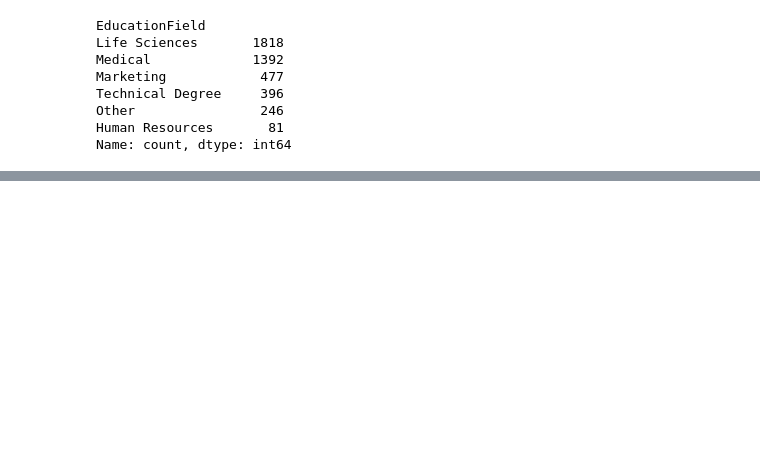
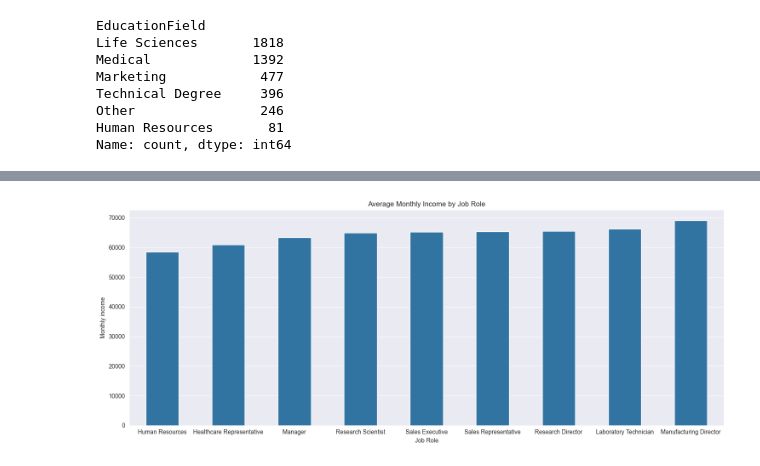
Before and after one commit to Buluma-Ke/HR-Employee-Analysis, a Jupyter notebook: employees.ipynb, the cells around one changed output, grey strips where cells are left out. Drawn from its saved outputs; the diff is of its cells as text; code cells hidden in the pictures; blank space fills up the shorter version.

```diff
--- a/employees.ipynb
+++ b/employees.ipynb
@@ -800,0 +743,20 @@ df1[["YearsAtCompany", "MonthlyIncome"]].corr()
+# %%
+# average monthly income by job role
+Avg_JR_sal=pd.read_sql("SELECT JobRole, AVG(MonthlyIncome) avg_monthly_income "
+            "FROM employeedata "
+            "GROUP BY JobRole "
+            "ORDER BY avg_monthly_income;", con=engine)
+
+
+#plot
+#sb.set_style("darkgrid")
+plt.figure(figsize=(15, 6))
+sb.barplot(Avg_JL_sal, x="JobRole", y="avg_monthly_income", width=0.5)
+plt.title("Average Monthly Income by Job Role")
+plt.xlabel("Job Role")
+plt.ylabel("Monthly income")
+
+plt.tight_layout()
+plt.show()
+# %% [output]
+[figure, added]
```
Also changed, not shown: parts of 14 cells of this notebook.
